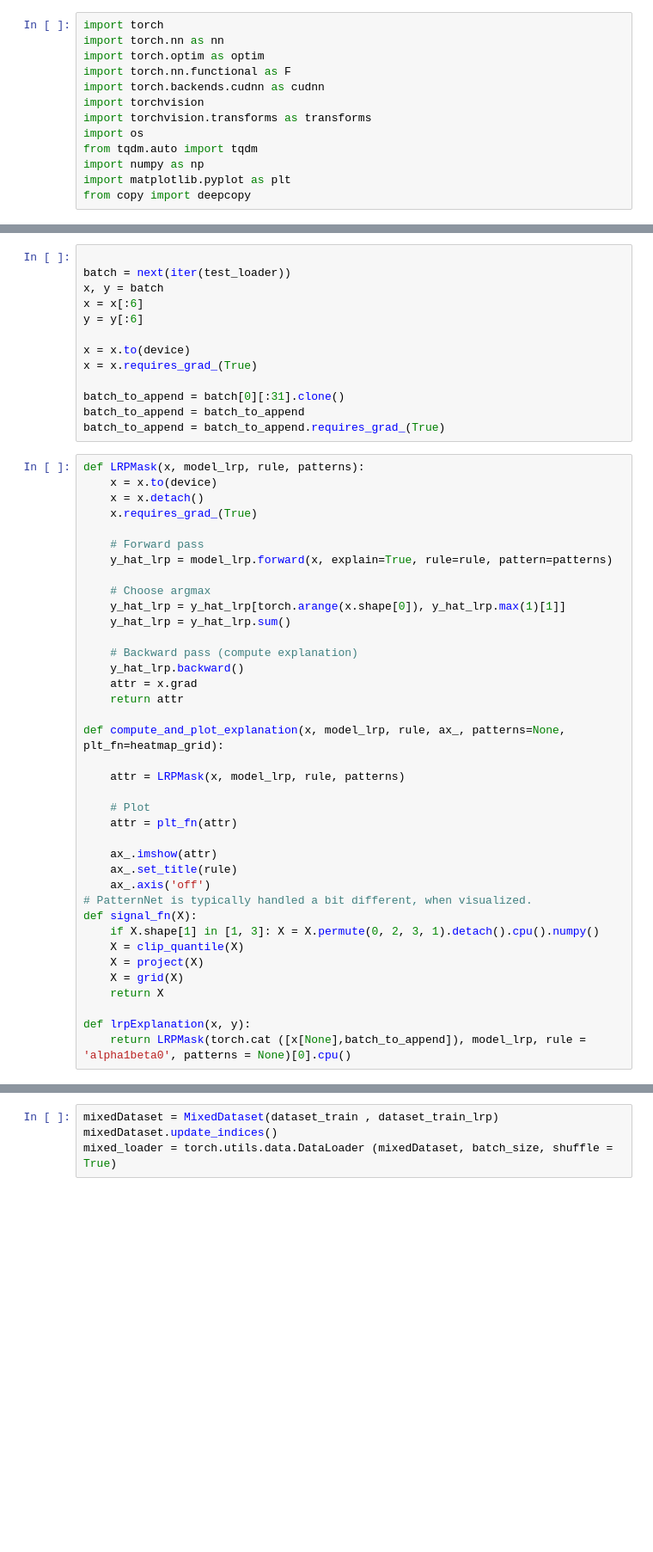
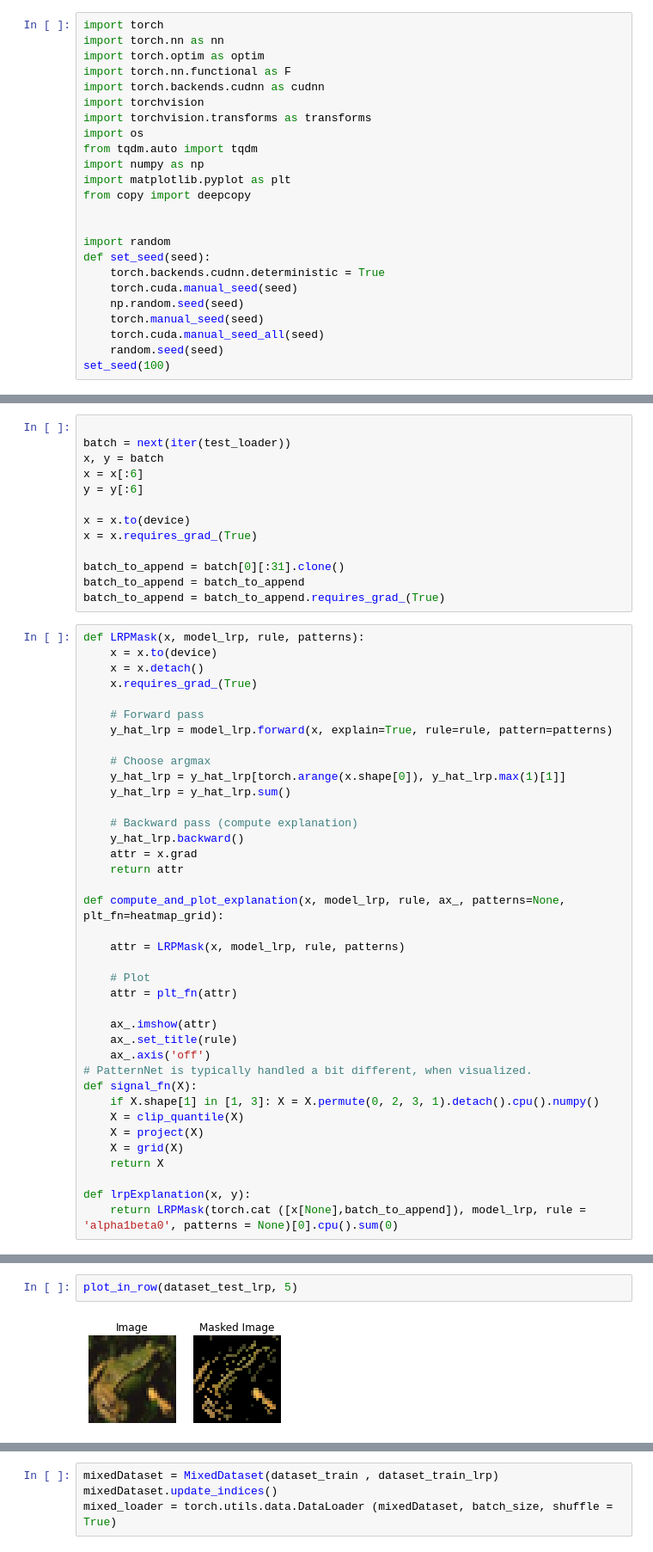
Before and after one commit to aminbana/Explanation, a Jupyter notebook: CIFAR/Code/CIFAR.ipynb, the cells around one changed output, grey strips where cells are left out. Shown at 86% size. Saved outputs shown, nothing was run; the diff lists cells and outputs as text; blank space fills up the shorter version.

```diff
--- a/CIFAR/Code/CIFAR.ipynb
+++ b/CIFAR/Code/CIFAR.ipynb
@@ -13,6 +13,17 @@ from tqdm.auto import tqdm
 import numpy as np
 import matplotlib.pyplot as plt
 from copy import deepcopy
+
+
+import random
+def set_seed(seed):
+    torch.backends.cudnn.deterministic = True
+    torch.cuda.manual_seed(seed)
+    np.random.seed(seed)
+    torch.manual_seed(seed)
+    torch.cuda.manual_seed_all(seed)
+    random.seed(seed)
+set_seed(100)
 # %%
 # Training Parameters:
 lr = 0.1
@@ -391,7 +449,7 @@ def signal_fn(X):
     return X
 
 def lrpExplanation(x, y):
-    return LRPMask(torch.cat ([x[None],batch_to_append]), model_lrp, rule = 'alpha1beta0', patterns = None)[0].cpu()
+    return LRPMask(torch.cat ([x[None],batch_to_append]), model_lrp, rule = 'alpha1beta0', patterns = None)[0].cpu().sum(0)
 # %%
 explanations = [
         # rule                  Pattern     plt_fn          Fig. pos
@@ -437,0 +483,4 @@ def normalize_and_permute(x):
+# %%
+plot_in_row(dataset_test_lrp, 5)
+# %% [output]
+[figure, added]
```
Also changed, not shown: parts of 57 cells of this notebook, 1 other file.
